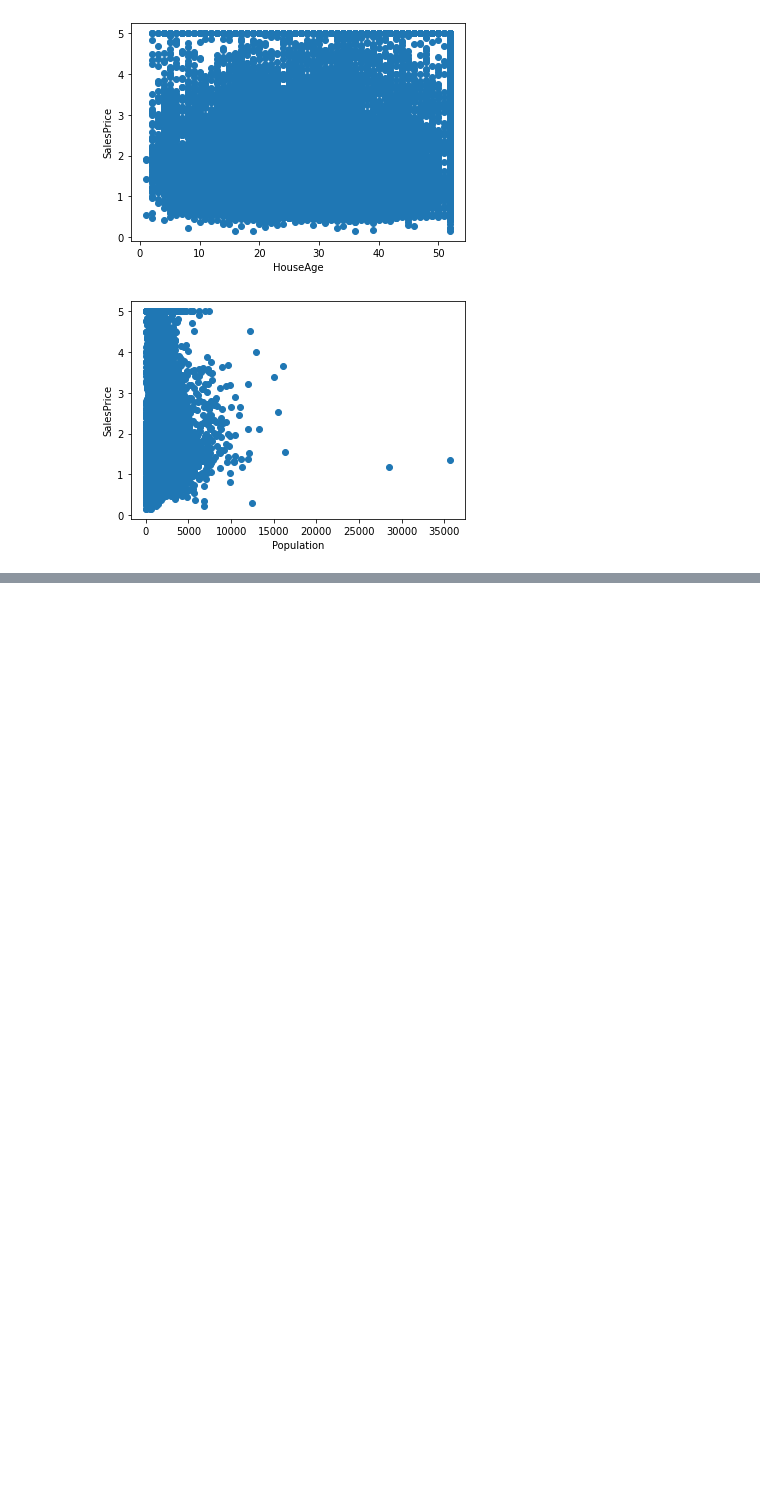
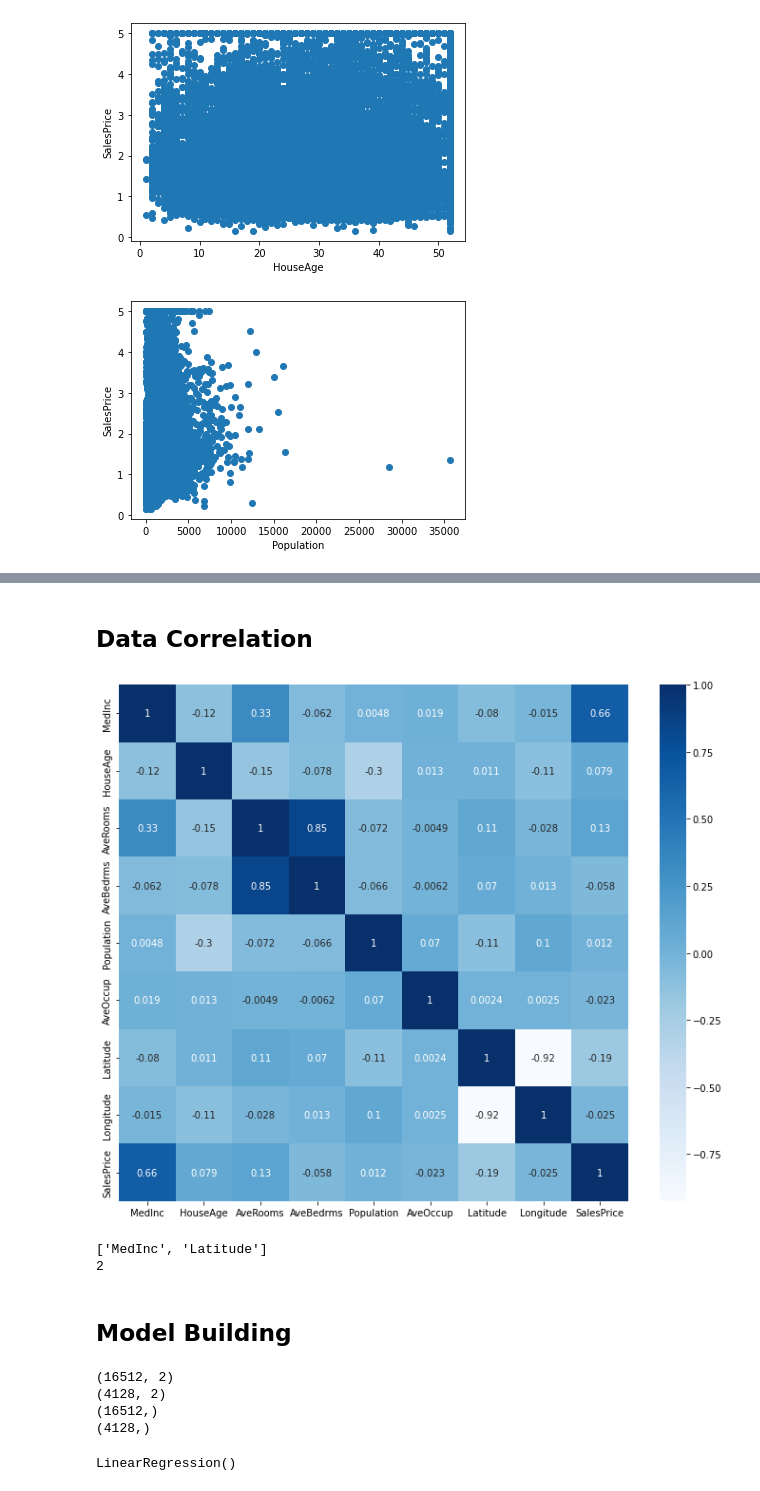
Before and after one commit to arinjaysaraf/House-Price-Prediction-using-Python, a Jupyter notebook: main.ipynb, the cells around one changed output, grey strips where cells are left out. Drawn from its saved outputs; the diff is of its cells as text; code cells hidden in the pictures; blank space fills up the shorter version.

```diff
--- a/main.ipynb
+++ b/main.ipynb
@@ -157,0 +177,22 @@ plt.show()
+# %% [markdown]
+## Data Correlation
+# %%
+plt.figure(figsize=(12,10))
+cor = data.corr()
+sns.heatmap(cor, annot=True, cmap=plt.cm.Blues)
+plt.show()
+# %% [output]
+[figure, added]
+# %%
+cor_target = abs(cor['SalesPrice'])    # absolute value of correlation
+relevant_features = cor_target[cor_target > 0.11]    # highly correlated features
+names = [index for index, value in relevant_features.iteritems()] # getting the names of the features
+names.remove('SalesPrice') # removing the target variable from the list
+names.remove('AveRooms')
+print(names)
+print(len(names))
+# %% [output]
+['MedInc', 'Latitude']
+2
+# %% [markdown]
+## Model Building
@@ -157,0 +205,16 @@ plt.show()
+# %%
+print(X_train.shape)
+print(X_test.shape)
+print(y_train.shape)
+print(y_test.shape)
+# %% [output]
+(16512, 2)
+(4128, 2)
+(16512,)
+(4128,)
+# %%
+from sklearn.linear_model import LinearRegression
+lr = LinearRegression()
+lr.fit(X_train, y_train)
+# %% [output]
+LinearRegression()
```
Also changed, not shown: parts of 5 cells of this notebook, 1 other file.
